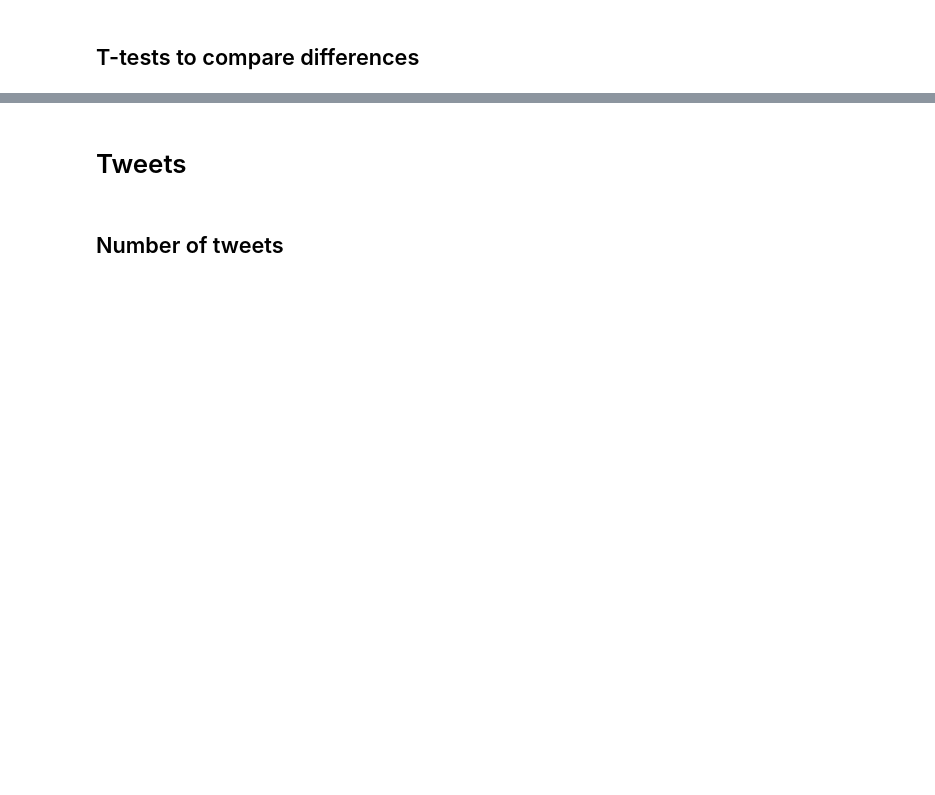
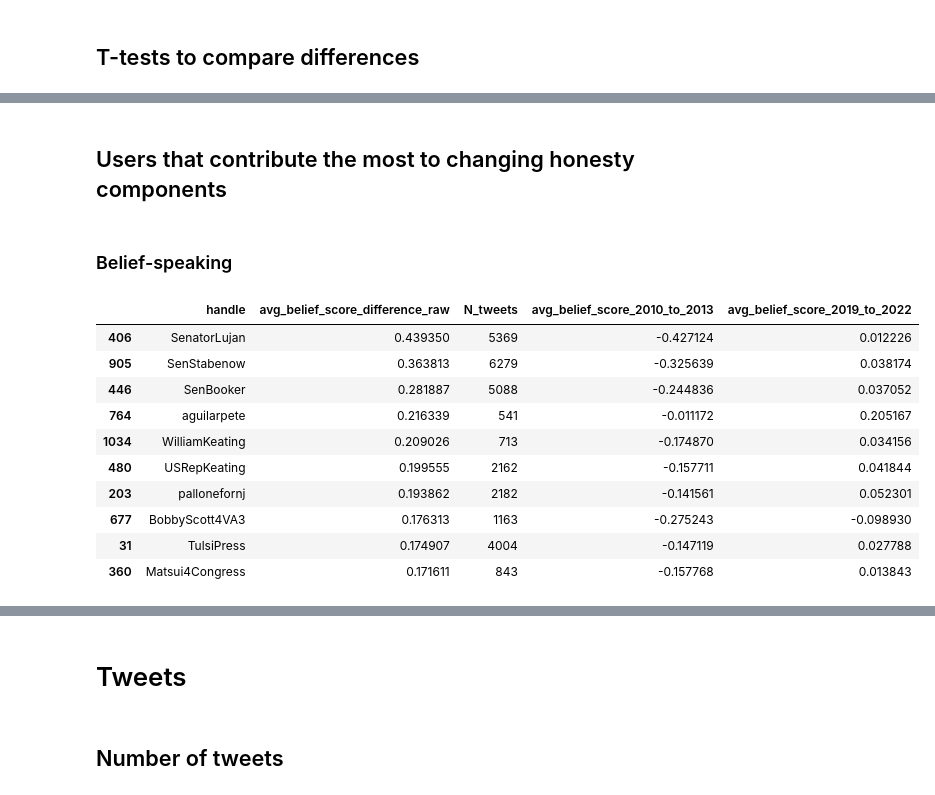
Before and after one commit to JanaLasser/new-ontology-of-truth, a Jupyter notebook: code/analysis/descriptive_dataset_statistics.ipynb, the cells around one changed output, grey strips where cells are left out. Cells and saved outputs as stored; diff of their text form; code cells hidden in the pictures; blank space fills up the shorter version.

```diff
--- a/code/analysis/descriptive_dataset_statistics.ipynb
+++ b/code/analysis/descriptive_dataset_statistics.ipynb
@@ -165,0 +164,40 @@ pt.ttest(rep["avg_truth_score_2010_to_2013"],
+# %% [markdown]
+## Users that contribute the most to changing honesty components
+# %%
+dem["avg_belief_score_difference"] = dem["avg_belief_score_2019_to_2022"] / \
+                                     dem["avg_belief_score_2010_to_2013"] * 100
+dem["avg_truth_score_difference"] = dem["avg_truth_score_2019_to_2022"] / \
+                                     dem["avg_truth_score_2010_to_2013"] * 100
+rep["avg_belief_score_difference"] = rep["avg_belief_score_2019_to_2022"] / \
+                                     rep["avg_belief_score_2010_to_2013"] * 100
+rep["avg_truth_score_difference"] = rep["avg_truth_score_2019_to_2022"] / \
+                                     rep["avg_truth_score_2010_to_2013"] * 100
+# %%
+dem["avg_belief_score_difference_raw"] = dem["avg_belief_score_2019_to_2022"] -\
+                                     dem["avg_belief_score_2010_to_2013"]
+dem["avg_truth_score_difference_raw"] = dem["avg_truth_score_2019_to_2022"] -\
+                                     dem["avg_truth_score_2010_to_2013"]
+rep["avg_belief_score_difference_raw"] = rep["avg_belief_score_2019_to_2022"] -\
+                                     rep["avg_belief_score_2010_to_2013"]
+rep["avg_truth_score_difference_raw"] = rep["avg_truth_score_2019_to_2022"] -\
+                                     rep["avg_truth_score_2010_to_2013"]
+# %% [markdown]
+### Belief-speaking
+# %%
+dem = dem.sort_values(by=["avg_belief_score_difference_raw"], ascending=False)
+rep = rep.sort_values(by=["avg_belief_score_difference_raw"], ascending=False)
+cols = ["handle", "avg_belief_score_difference_raw", "N_tweets", "avg_belief_score_2010_to_2013", "avg_belief_score_2019_to_2022"]
+# %%
+dem[cols][0:10]
+# %% [output]
+|  | handle | avg_belief_score_difference_raw | N_tweets | avg_belief_score_2010_to_2013 | avg_belief_score_2019_to_2022 |
+| 406 | SenatorLujan | 0.439350 | 5369 | -0.427124 | 0.012226 |
+| 905 | SenStabenow | 0.363813 | 6279 | -0.325639 | 0.038174 |
+| 446 | SenBooker | 0.281887 | 5088 | -0.244836 | 0.037052 |
+| 764 | aguilarpete | 0.216339 | 541 | -0.011172 | 0.205167 |
+| 1034 | WilliamKeating | 0.209026 | 713 | -0.174870 | 0.034156 |
+| 480 | USRepKeating | 0.199555 | 2162 | -0.157711 | 0.041844 |
+| 203 | pallonefornj | 0.193862 | 2182 | -0.141561 | 0.052301 |
+| 677 | BobbyScott4VA3 | 0.176313 | 1163 | -0.275243 | -0.098930 |
+| 31 | TulsiPress | 0.174907 | 4004 | -0.147119 | 0.027788 |
+| 360 | Matsui4Congress | 0.171611 | 843 | -0.157768 | 0.013843 |
```
Also changed, not shown: parts of 75 cells of this notebook, 1 other file.
